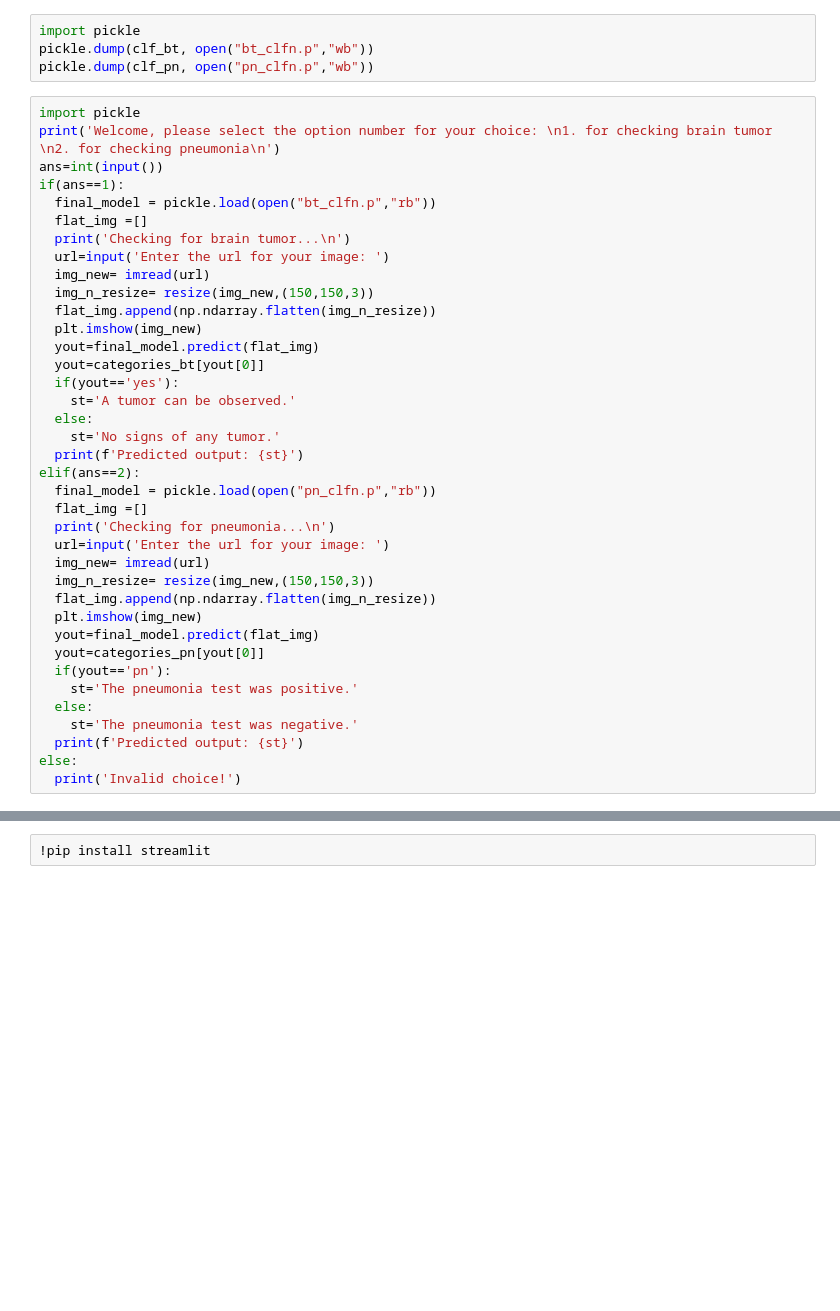
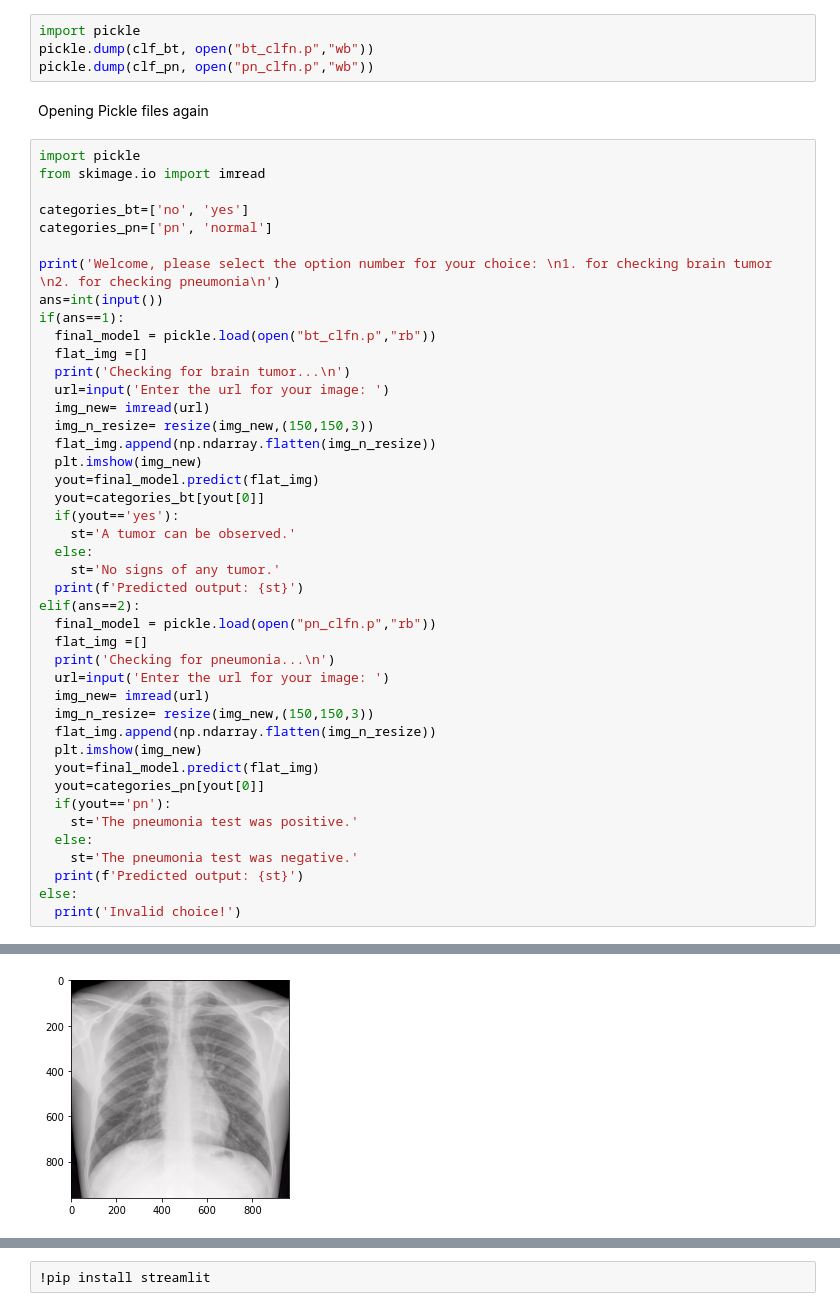
Before and after one commit to Hrithik-Nigam/Image-Classification, a Jupyter notebook: ImageClassification(Hrithik_Nigam).ipynb, the cells around one changed output, grey strips where cells are left out. Saved outputs shown, nothing was run; the diff lists cells and outputs as text; blank space fills up the shorter version.

```diff
--- a/ImageClassification(Hrithik_Nigam).ipynb
+++ b/ImageClassification(Hrithik_Nigam).ipynb
@@ -142,8 +142,15 @@ Here the user will have to select the type of test they are performing.<br> Firs
 import pickle
 pickle.dump(clf_bt, open("bt_clfn.p","wb"))
 pickle.dump(clf_pn, open("pn_clfn.p","wb"))
+# %% [markdown]
+Opening Pickle files again
 # %%
 import pickle
+from skimage.io import imread
+
+categories_bt=['no', 'yes']
+categories_pn=['pn', 'normal']
+
 print('Welcome, please select the option number for your choice: \n1. for checking brain tumor \n2. for checking pneumonia\n')
 ans=int(input())
 if(ans==1):
@@ -190,3 +200,4 @@ Invalid choice!
+[figure, added]
 # %% [markdown]
 #Deployment:
 <li>Using streamlit along with ngrok</li>
```
Also changed, not shown: parts of 2 cells of this notebook.
